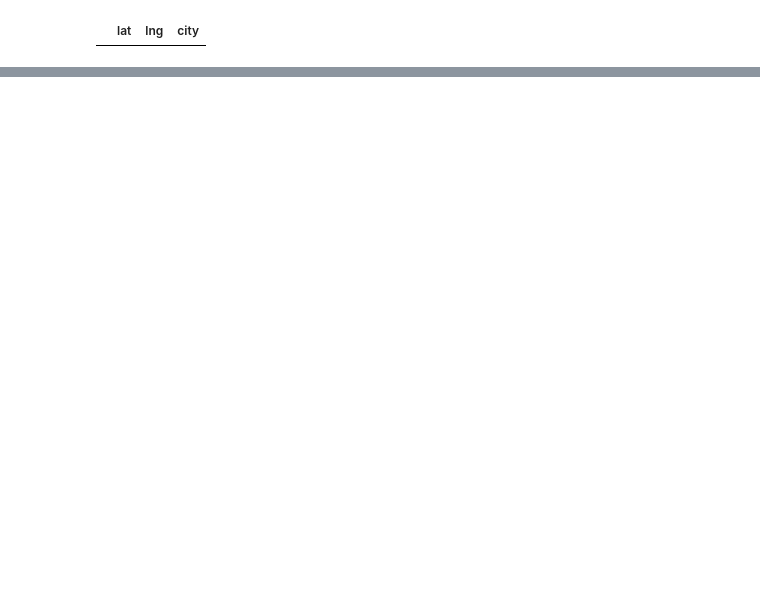
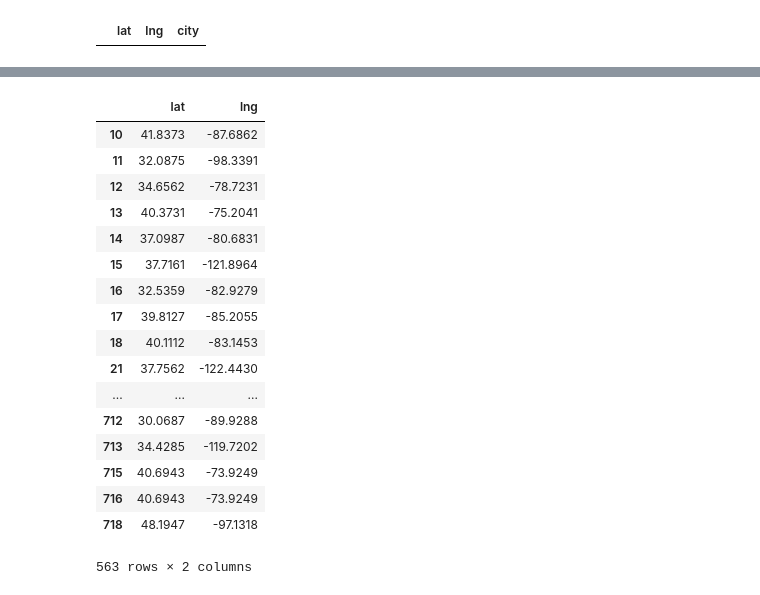
Before and after one commit to brian1581/Project1, a Jupyter notebook: sam-s-cluster.ipynb, the cells around one changed output, grey strips where cells are left out. Cells and saved outputs as stored; diff of their text form; code cells hidden in the pictures; blank space fills up the shorter version.

```diff
--- a/sam-s-cluster.ipynb
+++ b/sam-s-cluster.ipynb
@@ -181,6 +222,28 @@ s.groupby(by="city").count()
 # %%
-final_coordinates = dsc.drop(columns='city')
+dsc1 = dsc.drop(columns='city')
+final_coordinates = dsc1.drop(columns='state_code_or_country')
 # final_coordinates
+# %%
+final_coordinates
+# %% [output]
+|  | lat | lng |
+| 10 | 41.8373 | -87.6862 |
+| 11 | 32.0875 | -98.3391 |
+| 12 | 34.6562 | -78.7231 |
+| 13 | 40.3731 | -75.2041 |
+| 14 | 37.0987 | -80.6831 |
+| 15 | 37.7161 | -121.8964 |
+| 16 | 32.5359 | -82.9279 |
+| 17 | 39.8127 | -85.2055 |
+| 18 | 40.1112 | -83.1453 |
+| 21 | 37.7562 | -122.4430 |
+| ... | ... | ... |
+| 712 | 30.0687 | -89.9288 |
+| 713 | 34.4285 | -119.7202 |
+| 715 | 40.6943 | -73.9249 |
+| 716 | 40.6943 | -73.9249 |
+| 718 | 48.1947 | -97.1318 |
+563 rows × 2 columns
 # %%
 # Create a poverty Heatmap layer
 # fig.add_layer(gmaps.heatmap_layer(locations))
```
Also changed, not shown: parts of 7 cells of this notebook.
